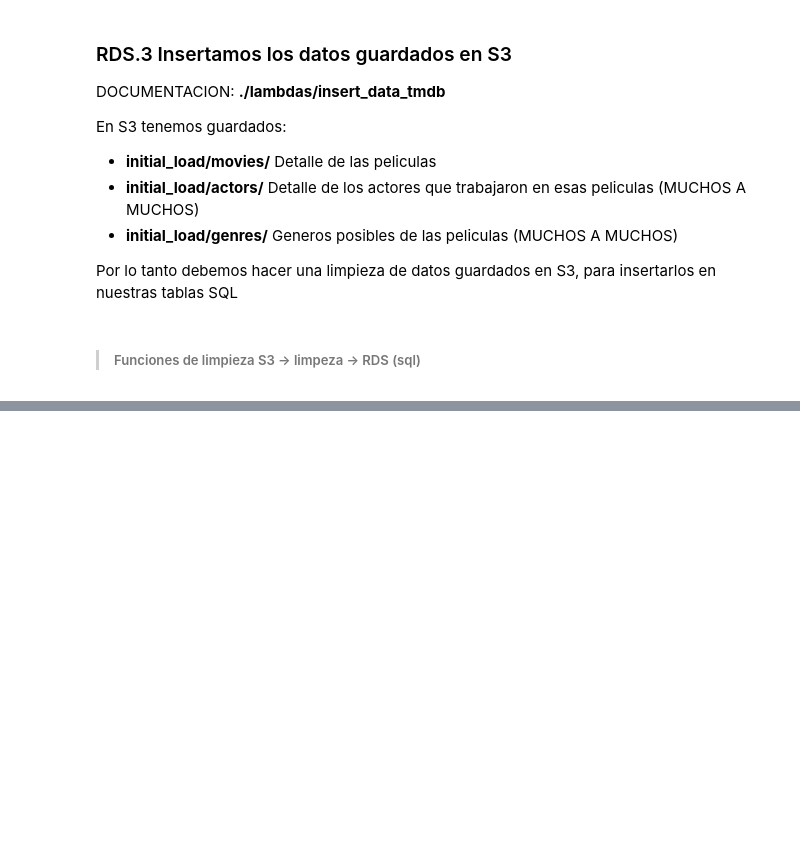
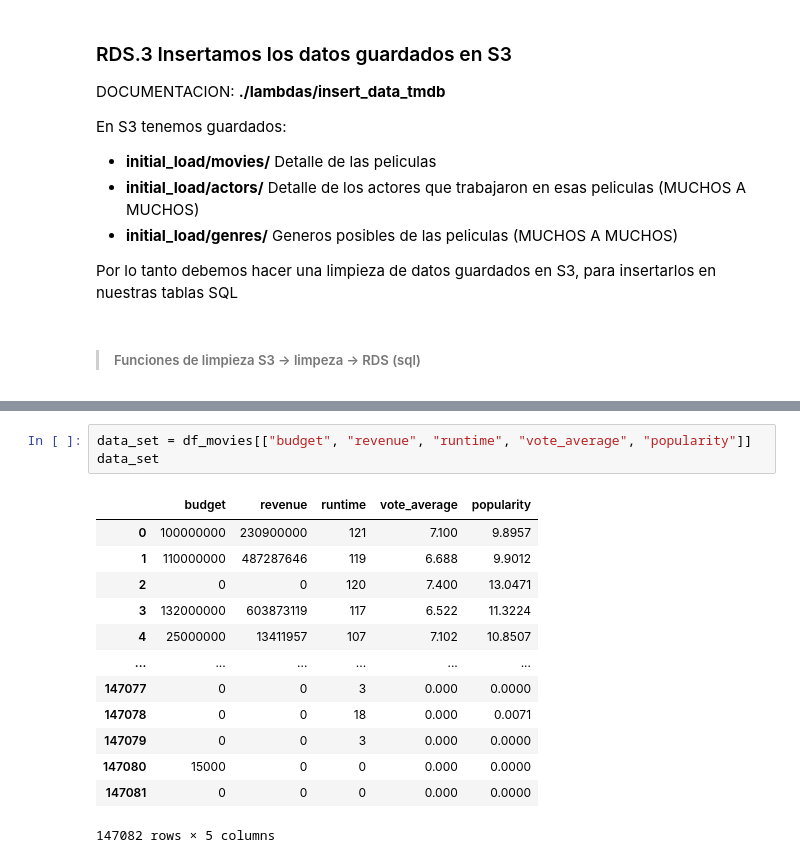
Before and after one commit to CarlosRolan/dai03rt_proyecto, a Jupyter notebook: entregar.ipynb, the cells around one changed output, grey strips where cells are left out. Cells and saved outputs as stored; diff of their text form; blank space fills up the shorter version.

```diff
--- a/entregar.ipynb
+++ b/entregar.ipynb
@@ -806,0 +913,17 @@ invocar_lambda("insert_data_tmdb", {
+# %%
+data_set = df_movies[["budget", "revenue", "runtime", "vote_average", "popularity"]]
+data_set
+# %% [output]
+|  | budget | revenue | runtime | vote_average | popularity |
+| 0 | 100000000 | 230900000 | 121 | 7.100 | 9.8957 |
+| 1 | 110000000 | 487287646 | 119 | 6.688 | 9.9012 |
+| 2 | 0 | 0 | 120 | 7.400 | 13.0471 |
+| 3 | 132000000 | 603873119 | 117 | 6.522 | 11.3224 |
+| 4 | 25000000 | 13411957 | 107 | 7.102 | 10.8507 |
+| ... | ... | ... | ... | ... | ... |
+| 147077 | 0 | 0 | 3 | 0.000 | 0.0000 |
+| 147078 | 0 | 0 | 18 | 0.000 | 0.0071 |
+| 147079 | 0 | 0 | 3 | 0.000 | 0.0000 |
+| 147080 | 15000 | 0 | 0 | 0.000 | 0.0000 |
+| 147081 | 0 | 0 | 0 | 0.000 | 0.0000 |
+147082 rows × 5 columns
```
Also changed, not shown: parts of 69 cells of this notebook, 3 other files.
